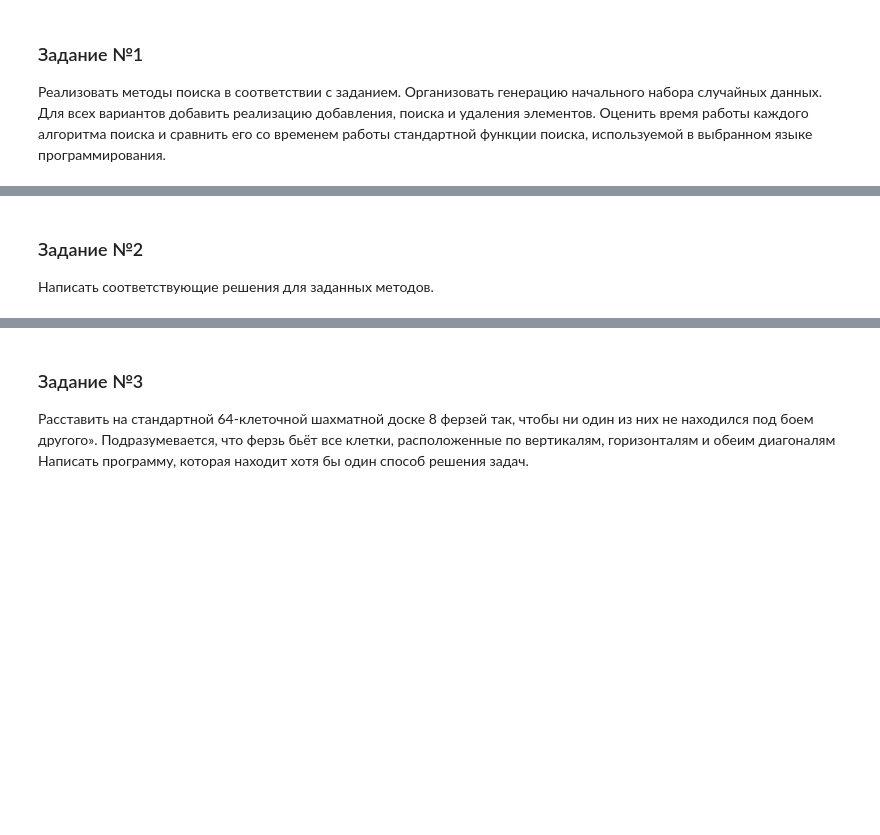
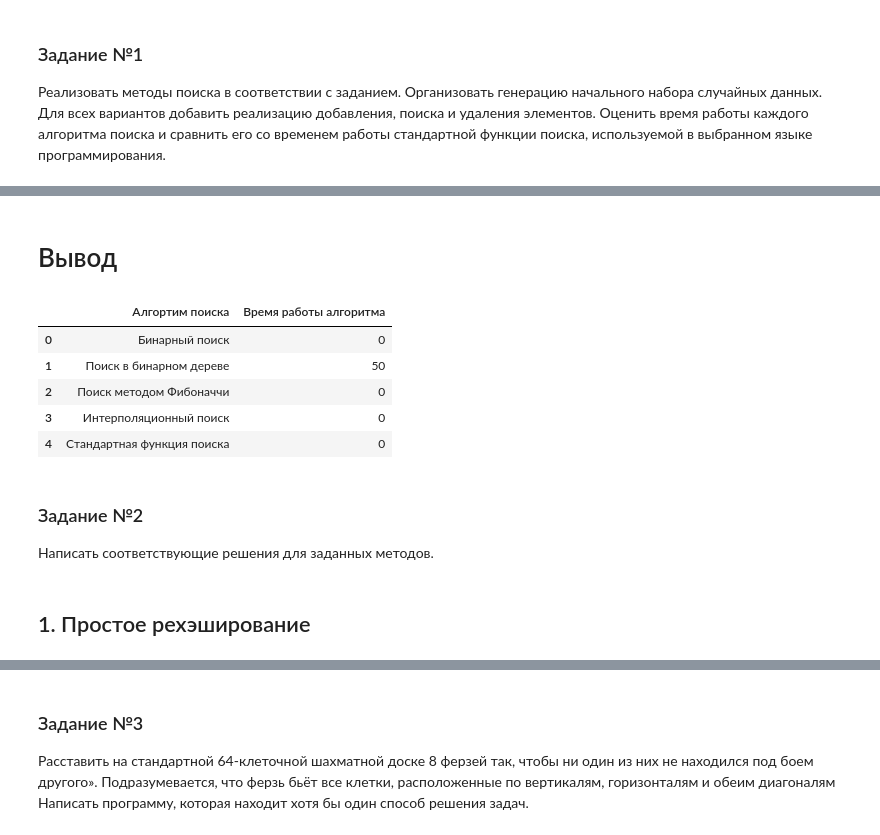
Before and after one commit to LushinEA/Data-Structures-and-Algorithms, a Jupyter notebook: labs/Lab2.ipynb, the cells around one changed output, grey strips where cells are left out. Saved outputs shown, nothing was run; the diff lists cells and outputs as text; code cells hidden in the pictures; blank space fills up the shorter version.

```diff
--- a/labs/Lab2.ipynb
+++ b/labs/Lab2.ipynb
@@ -64,5 +90,6 @@ print(binary_search_remove(sorted_massiv, 50))
 # %%
 #Бинарное дерево
+
 class node:
     def __init__(self,value=None):
         self.value=value
@@ -222,7 +249,9 @@ class binary_search_tree:
             # copied into the other node
             self.delete_node(successor)
 
+
 #-----------------------ПОИСК-----------------------
+    start_time = time.time()
     def search(self,value):
         if self.root!=None:
             return self._search(value,self.root)
@@ -237,6 +266,8 @@ class binary_search_tree:
         elif value>cur_node.value and cur_node.right_child!=None:
             return self._search(value,cur_node.right_child)
         return False
+
+time_binary_search_tree = round((time.time() - start_time)*1000)
 # %%
 def fill_tree(tree, num_elems=10, max_int=100):
     from random import randint
@@ -312,11 +368,10 @@ class FibonacciSearch:
         self.q = self.p - self.q
         self.p = temp
 
+    start_time = time.time()
 #ПОИСК
     def search_index(self, sequince, element):
         self.start_init(sequince)
-       #result_index = -1
-       #result_index = "Искомый элемент не найден"
         while not self.stop:
             if self.i < 0:
                 self.up_index()
@@ -337,6 +392,7 @@ class FibonacciSearch:
         assert element == sequince[k], "Искомый элемент не найден!"
         return k
 
+    time_FibonacciSearch = round((time.time() - start_time)*1000)
 #ВСТАВКА
     def insert(self, sequince, element):
         sequince.insert(self.search_index(sequince, element), element)
@@ -366,5 +440,7 @@ print(FS.remove(sorted_massiv, 50))
 # %%
 #Интерполяционный
+start_time = time.time()
+
 def interpolation_search_index(lys, val):
     low = 0
     high = (len(lys) - 1)
@@ -385,6 +461,8 @@ def interpolation_search_find(lst, search_item):
     assert search_item == lst[k], "Искомый элемент не найден"
     return k
 
+time_interpolation_search = round((time.time() - start_time)*1000)
+
 # Вставка
 def interpolation_search_insert(lst, search_item):
     lst.insert(interpolation_search_index(lst, search_item), search_item)
@@ -412,0 +509,16 @@ print(interpolation_search_remove(sorted_massiv, 50))
+# %%
+print('------------------Исходный массив------------------')
+print(massiv)
+
+print('------------------Отсортированный массив------------------')
+print(sorted_massiv)
+
+start_time = time.time()
+
+print('------------------Cтандартная функция поиска 50------------------')
+print(50 in sorted_massiv)
+
+time_standart_search = round((time.time() - start_time)*1000)
+
+print('------------------Время работы поиска элемента------------------')
+print("--- {0} ms ---".format(time_standart_search))
@@ -413,5 +534,24 @@ print(interpolation_search_remove(sorted_massiv, 50))
+# %% [markdown]
+# Вывод
+# %%
+table_search = [["Бинарный поиск", time_binary_search],
+                ["Поиск в бинарном дереве", time_binary_search_tree],
+                ["Поиск методом Фибоначчи", FS.time_FibonacciSearch],
+                ["Интерполяционный поиск", time_interpolation_search],
+                ["Cтандартная функция поиска", time_standart_search]]
+
+pd.DataFrame(table_search, columns=["Алгортим поиска","Время работы алгоритма"])
+# %% [output]
+|  | Алгортим поиска | Время работы алгоритма |
+| 0 | Бинарный поиск | 0 |
+| 1 | Поиск в бинарном дереве | 50 |
+| 2 | Поиск методом Фибоначчи | 0 |
+| 3 | Интерполяционный поиск | 0 |
+| 4 | Cтандартная функция поиска | 0 |
 # %% [markdown]
 ### Задание №2
 Написать соответствующие решения для заданных методов.
+# %% [markdown]
+## 1. Простое рехэширование
 # %%
 #Простое рехэширование
```
Also changed, not shown: parts of 21 cells of this notebook.
